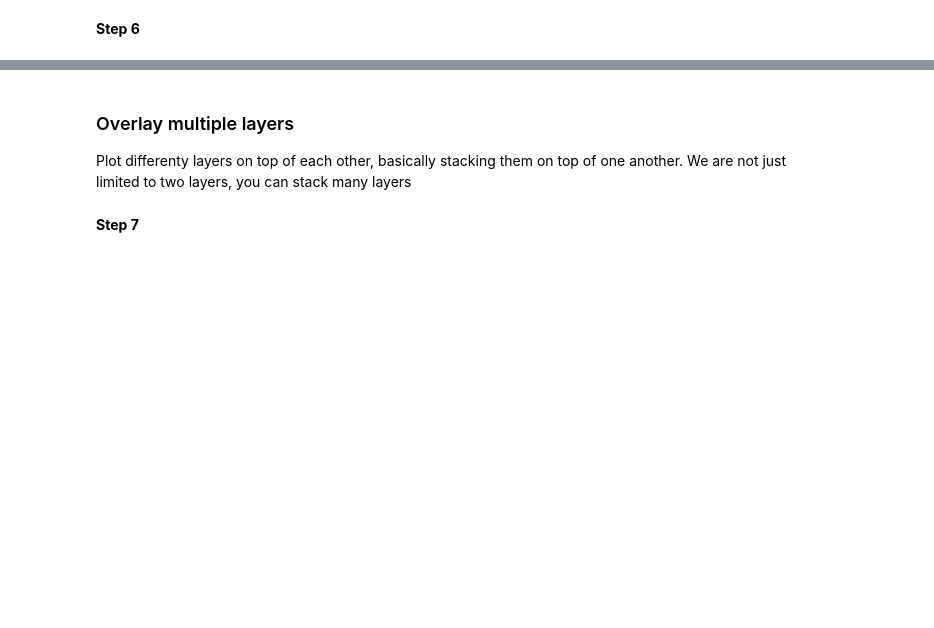
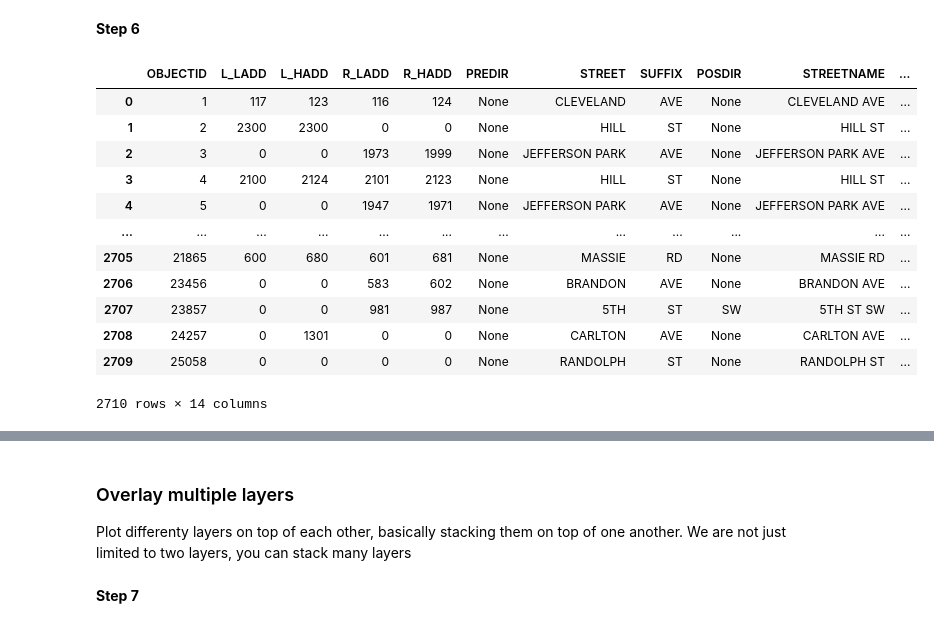
Before and after one commit to epurpur/pythonGeospatialWorkshop, a Jupyter notebook: python_geospatial_workshop.ipynb, the cells around one changed output, grey strips where cells are left out. Saved outputs shown, nothing was run; the diff lists cells and outputs as text; code cells hidden in the pictures; blank space fills up the shorter version.

```diff
--- a/python_geospatial_workshop.ipynb
+++ b/python_geospatial_workshop.ipynb
@@ -88,8 +108,22 @@ print(cville_boundary['geometry'])
 # %%
 # now we read in roads layer. Notice that this is a little more exciting as there are quite a few roads within city limits
 
-roads = gpd.read_file(my_path + 'Road_centerlines.shp')
+roads = gpd.read_file(my_path + '/Road_centerlines.shp')
 roads
+# %% [output]
+|  | OBJECTID | L_LADD | L_HADD | R_LADD | R_HADD | PREDIR | STREET | SUFFIX | POSDIR | STREETNAME | ... |
+| 0 | 1 | 117 | 123 | 116 | 124 | None | CLEVELAND | AVE | None | CLEVELAND AVE | ... |
+| 1 | 2 | 2300 | 2300 | 0 | 0 | None | HILL | ST | None | HILL ST | ... |
+| 2 | 3 | 0 | 0 | 1973 | 1999 | None | JEFFERSON PARK | AVE | None | JEFFERSON PARK AVE | ... |
+| 3 | 4 | 2100 | 2124 | 2101 | 2123 | None | HILL | ST | None | HILL ST | ... |
+| 4 | 5 | 0 | 0 | 1947 | 1971 | None | JEFFERSON PARK | AVE | None | JEFFERSON PARK AVE | ... |
+| ... | ... | ... | ... | ... | ... | ... | ... | ... | ... | ... | ... |
+| 2705 | 21865 | 600 | 680 | 601 | 681 | None | MASSIE | RD | None | MASSIE RD | ... |
+| 2706 | 23456 | 0 | 0 | 583 | 602 | None | BRANDON | AVE | None | BRANDON AVE | ... |
+| 2707 | 23857 | 0 | 0 | 981 | 987 | None | 5TH | ST | SW | 5TH ST SW | ... |
+| 2708 | 24257 | 0 | 1301 | 0 | 0 | None | CARLTON | AVE | None | CARLTON AVE | ... |
+| 2709 | 25058 | 0 | 0 | 0 | 0 | None | RANDOLPH | ST | None | RANDOLPH ST | ... |
+2710 rows × 14 columns
 # %%
 # Now let's look at the roads layer.
 
```
Also changed, not shown: parts of 22 cells of this notebook.
